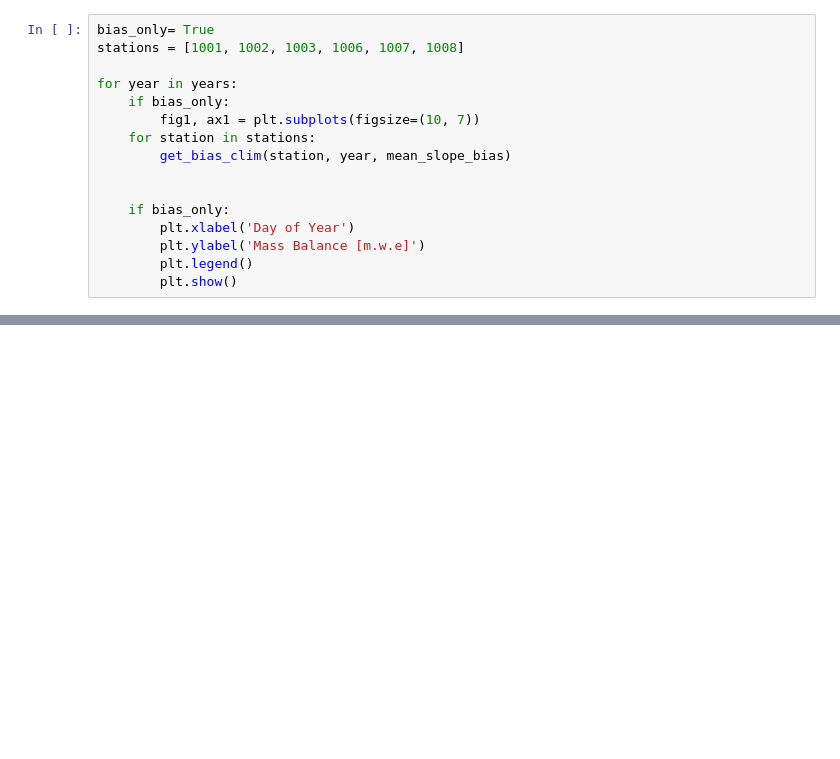
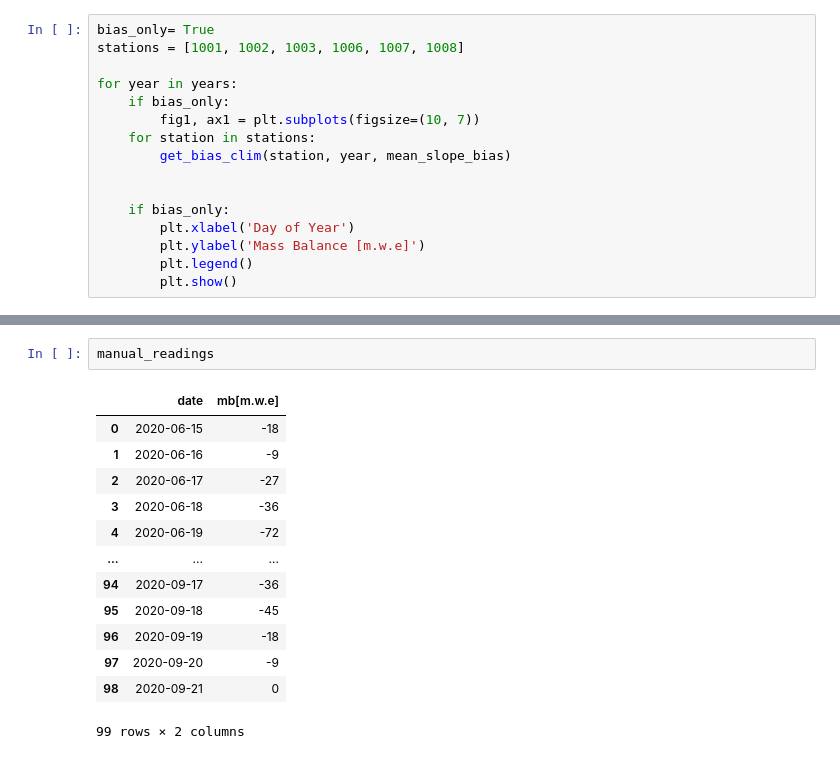
Before and after one commit to acremona/glacier-anomalies-at-point-scale, a Jupyter notebook: glacier_anomalies.ipynb, the cells around one changed output, grey strips where cells are left out. Drawn from its saved outputs; the diff is of its cells as text; blank space fills up the shorter version.

```diff
--- a/glacier_anomalies.ipynb
+++ b/glacier_anomalies.ipynb
@@ -775,0 +1387,16 @@ for year in years:
+# %%
+manual_readings
+# %% [output]
+|  | date | mb[m.w.e] |
+| 0 | 2020-06-15 | -18 |
+| 1 | 2020-06-16 | -9 |
+| 2 | 2020-06-17 | -27 |
+| 3 | 2020-06-18 | -36 |
+| 4 | 2020-06-19 | -72 |
+| ... | ... | ... |
+| 94 | 2020-09-17 | -36 |
+| 95 | 2020-09-18 | -45 |
+| 96 | 2020-09-19 | -18 |
+| 97 | 2020-09-20 | -9 |
+| 98 | 2020-09-21 | 0 |
+99 rows × 2 columns
```
Also changed, not shown: parts of 23 cells of this notebook, 4 other files.
